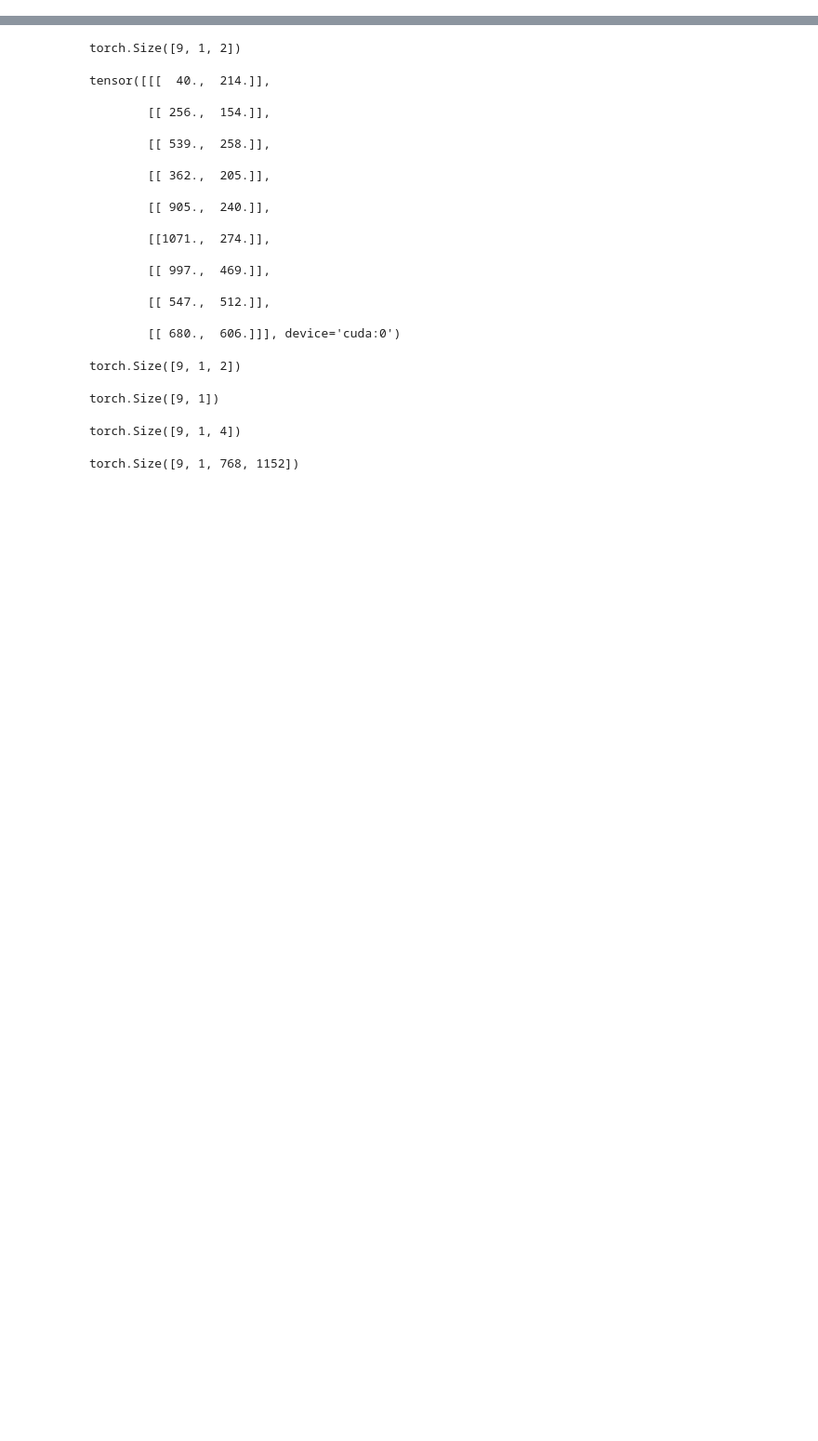
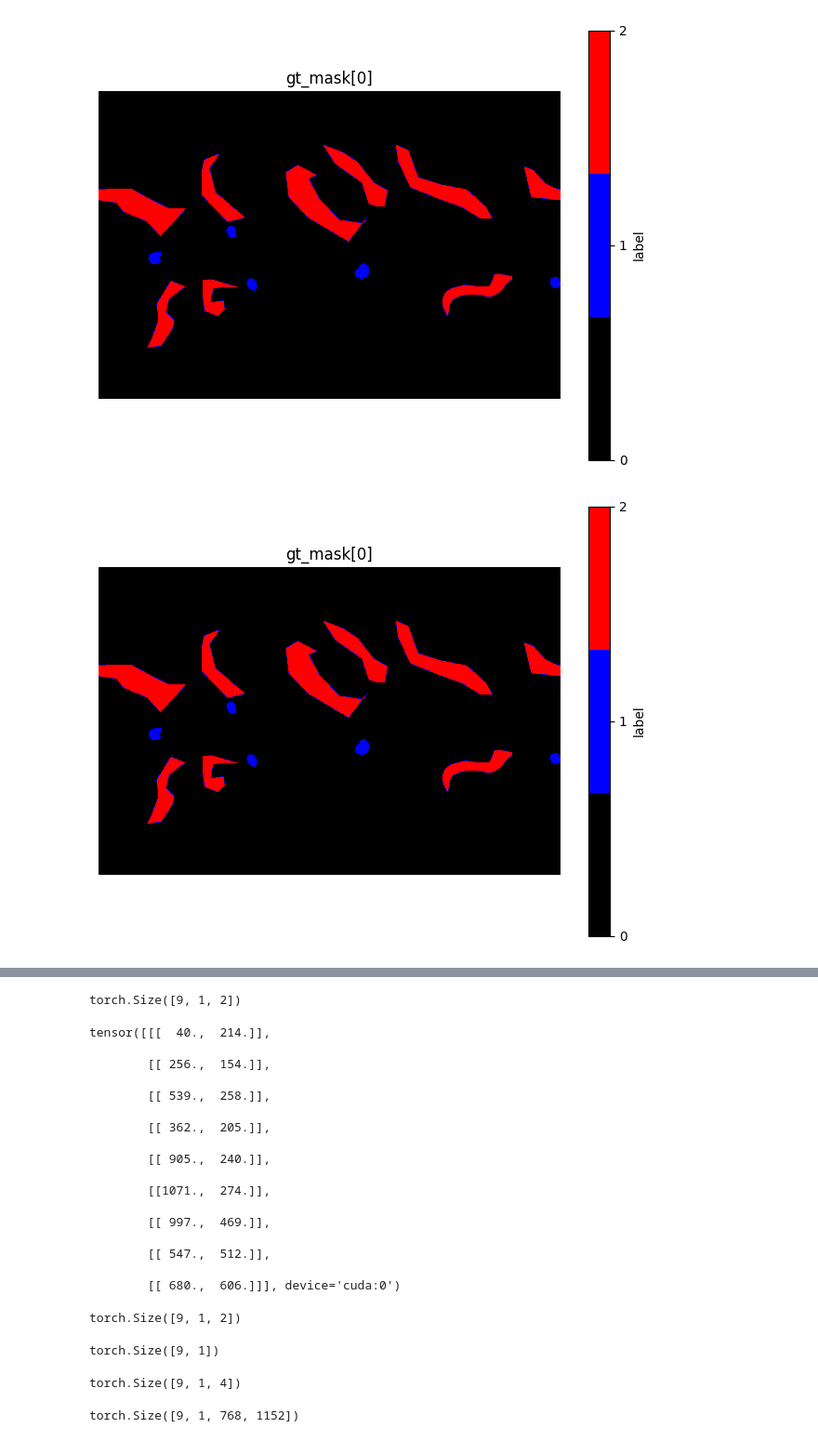
Before and after one commit to thangible/ClimateSAM, a Jupyter notebook: dataset_exploration.ipynb, the cells around one changed output, grey strips where cells are left out. Shown at 93% size. Cells and saved outputs as stored; diff of their text form; code cells hidden in the pictures; blank space fills up the shorter version.

```diff
--- a/dataset_exploration.ipynb
+++ b/dataset_exploration.ipynb
@@ -63,3 +63,44 @@ for val_step, batch in enumerate(val_dataloader):
     tc_object_masks  = batch['tc_object_masks']
 
     break
+# %%
+import numpy as np
+from matplotlib.colors import ListedColormap
+
+gt_mask = batch['gt_mask']
+def show_mask_like_gt(gt_mask, index=0, figsize=(8, 6), title=None):
+    """
+    Display a gt_mask-like object (list/tuple of tensors or a single tensor/ndarray).
+
+    Args:
+      gt_mask: list/tuple of masks or a single mask tensor/ndarray
+      index: which item in the batch to show (if gt_mask is a list/tuple)
+      figsize: figure size
+      title: optional title
+    Returns:
+      matplotlib.figure.Figure
+    """
+    # select item from batch-like container
+    mask = gt_mask[index] if isinstance(gt_mask, (list, tuple)) else gt_mask
+
+    # convert torch tensor to numpy if needed
+    if hasattr(mask, "cpu"):
+        mask = mask.cpu().numpy()
+
+    mask = np.squeeze(mask)
+
+    cmap_local = ListedColormap(['black', 'blue', 'red'])  # 0=background, 1=TC, 2=AR
+    fig, ax = plt.subplots(figsize=figsize)
+    im = ax.imshow(mask, cmap=cmap_local, vmin=0, vmax=2)
+    ax.set_title(title or f"gt_mask[{index}]")
+    cbar = fig.colorbar(im, ax=ax, ticks=[0, 1, 2])
+    cbar.set_label("label")
+    ax.axis("off")
+    # plt.show()
+    return fig
+
+# show first sample from the batch
+show_mask_like_gt(gt_mask, index=0)
+# %% [output]
+[figure, added]
+[figure, added]
```
Also changed, not shown: parts of 3 cells of this notebook, 2 other files.
